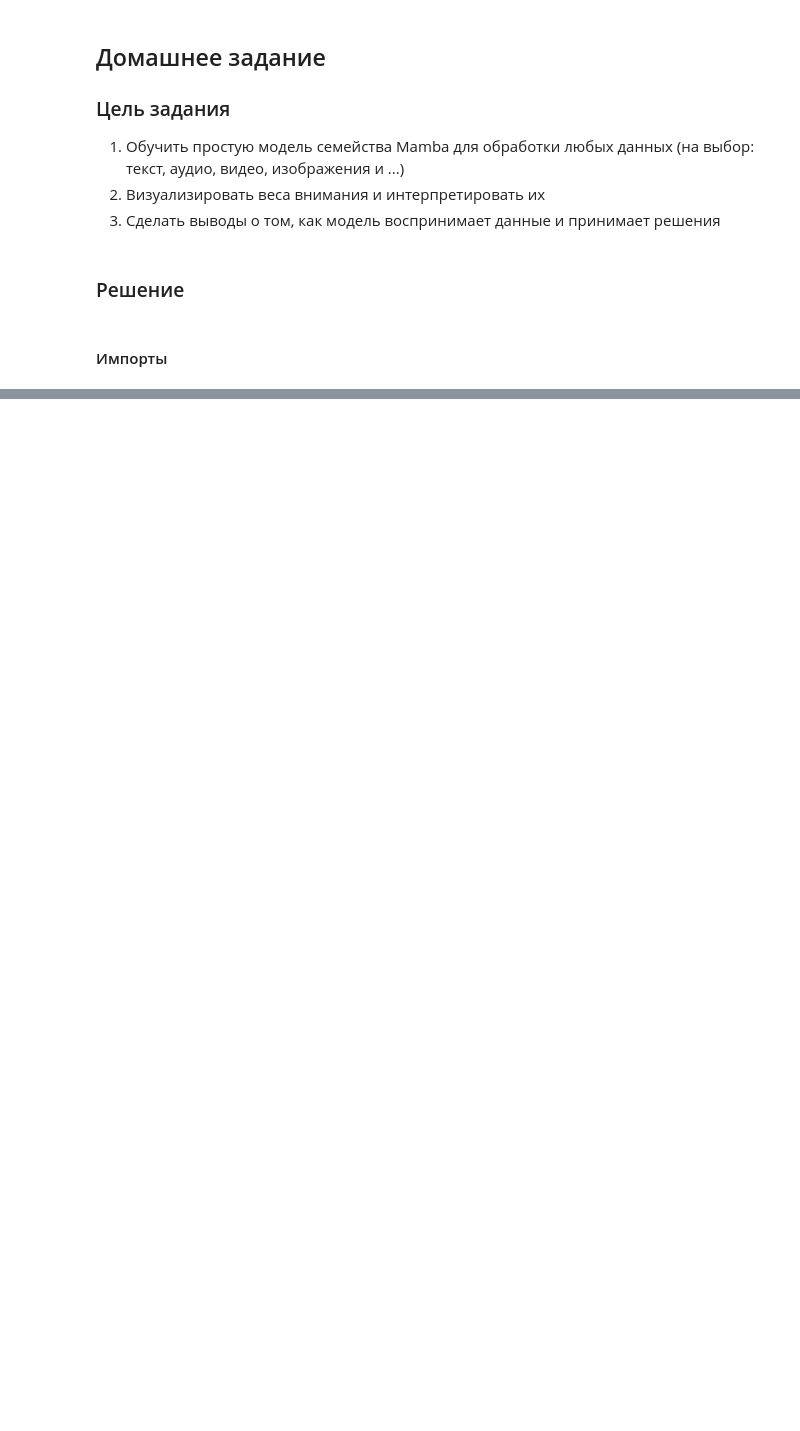
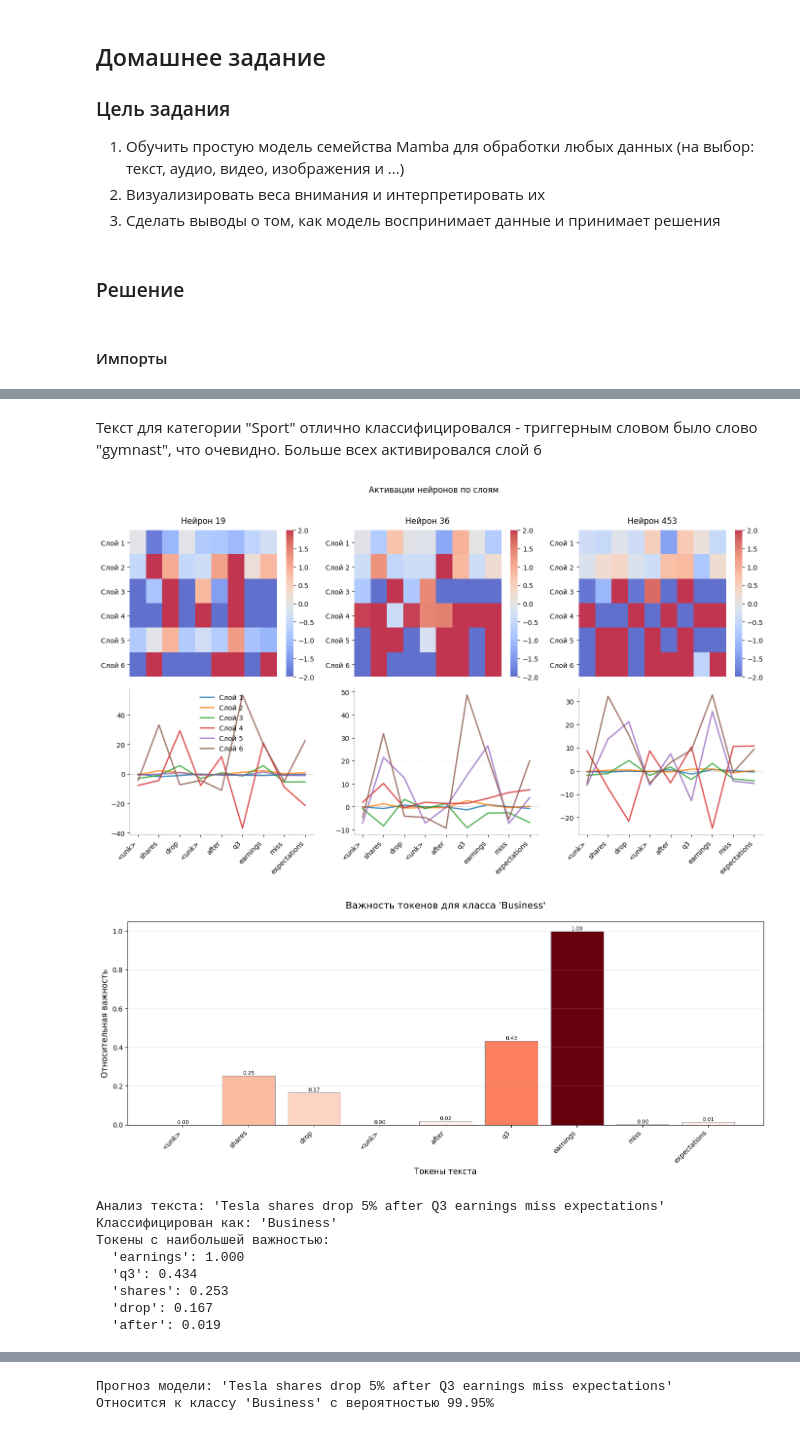
Before and after one commit to litvinovmitch11/HSE_Fundamentals_of_DL_2025, a Jupyter notebook: homework/5.ipynb, the cells around one changed output, grey strips where cells are left out. Cells and saved outputs as stored; diff of their text form; code cells hidden in the pictures; blank space fills up the shorter version.

```diff
--- a/homework/5.ipynb
+++ b/homework/5.ipynb
@@ -190,0 +474,19 @@ Output after training: torch.Size([32, 128, 512])
+# %% [markdown]
+Текст для категории "Sport" отлично классифицировался - триггерным словом было слово "gymnast", что очевидно. Больше всех активировался слой 6
+# %%
+sample_text = "Tesla shares drop 5% after Q3 earnings miss expectations"
+
+visualize_clean_heatmaps(model, sample_text, num_neurons=3)
+visualize_token_importance(model, sample_text, vocab)
+visualize_decision_making(model, sample_text, classes)
+# %% [output]
+[figure, added]
+[figure, added]
+Анализ текста: 'Tesla shares drop 5% after Q3 earnings miss expectations'
+Классифицирован как: 'Business'
+Токены с наибольшей важностью:
+  'earnings': 1.000
+  'q3': 0.434
+  'shares': 0.253
+  'drop': 0.167
+  'after': 0.019
@@ -190,0 +494,2 @@ Output after training: torch.Size([32, 128, 512])
+Прогноз модели: 'Tesla shares drop 5% after Q3 earnings miss expectations'
+Относится к классу 'Business' с вероятностью 99.95%
```
Also changed, not shown: parts of 35 cells of this notebook, 2 other files.
